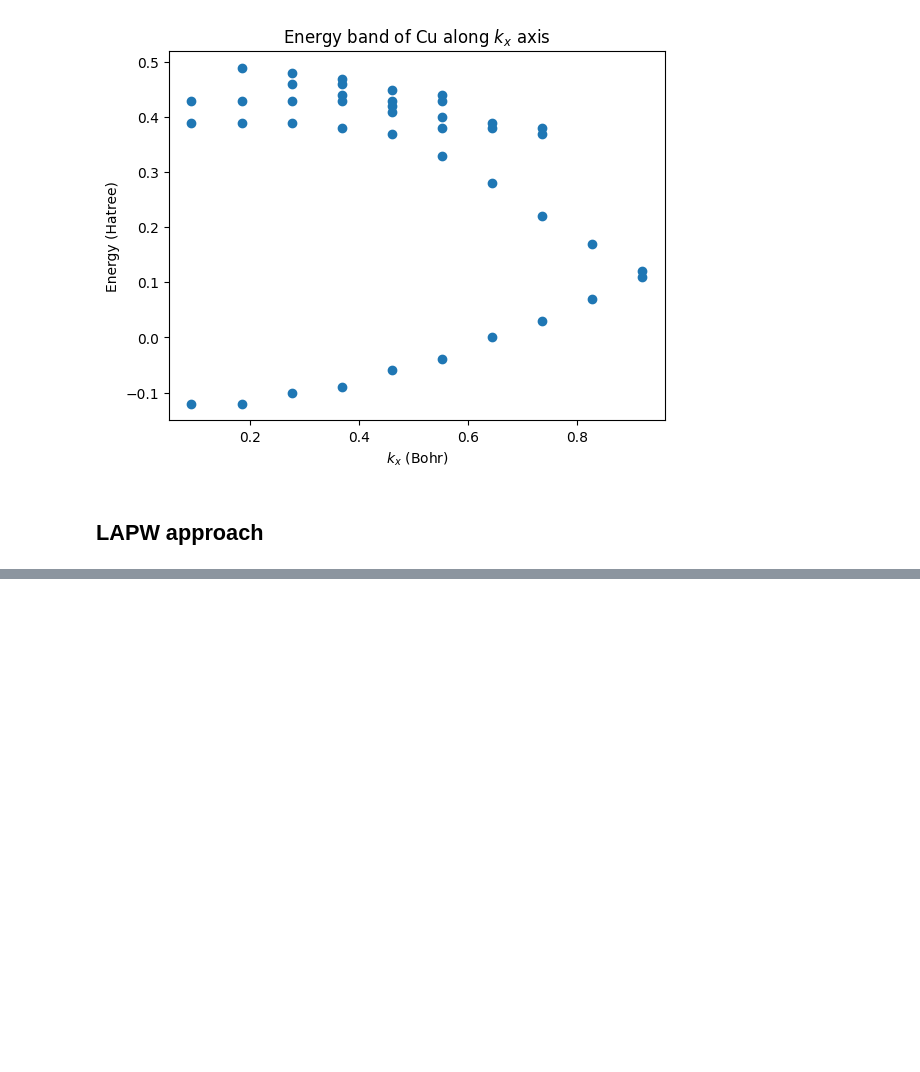
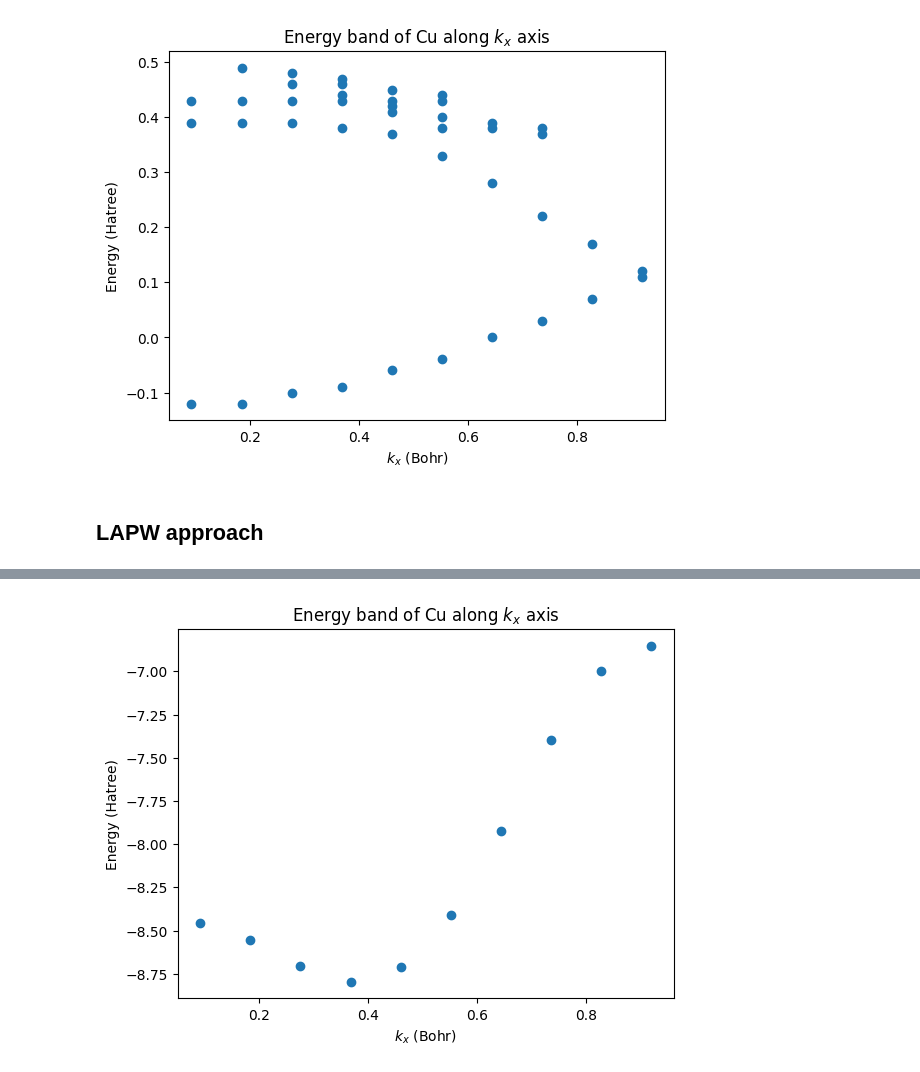
Before and after one commit to Williame33445/physics-projects, a Jupyter notebook: periodic-solids/Cu-via-APW.ipynb, the cells around one changed output, grey strips where cells are left out. Saved outputs shown, nothing was run; the diff lists cells and outputs as text; code cells hidden in the pictures; blank space fills up the shorter version.

Commit message:
contined to work on APW, I need to use a better integrator to get decent results

```diff
--- a/periodic-solids/Cu-via-APW.ipynb
+++ b/periodic-solids/Cu-via-APW.ipynb
@@ -41,12 +41,12 @@ Ks =[l*b1 + m*b2 + n*b3 for l in range(-nLim,nLim+1) for m in range(-nLim,nLim+1
 rsAll = np.array([0,0.005,0.010,0.015,0.020,0.025,0.030,0.035,0.040,
               0.050,0.060,0.070,0.080,0.090,0.100,
               0.120,0.140,0.160,0.180,0.200,0.220,0.240,0.260,0.280,0.300,
-              0.340,0.380,0.420,0.460,0.500,0.540,0.580,0.620,0.660,0.700
+              0.340,0.380,0.420,0.460,0.500,0.540,0.580,0.620,0.660,0.700 #32 and 33
               ,0.800,0.900,1.00,1.10,1.20, 1.30, 1.40,
        1.60, 2.00, 2.40, 2.80])
 
 r_max = rsAll[-2]
-hs = np.array([rsAll[i+1] - rsAll[i+1] for i in range(len(rsAll)-1)])
+hs = np.array([rsAll[i+1] - rsAll[i] for i in range(len(rsAll)-1)])
 
 twoZ = np.array([58.000
 ,57.500,56.206,54.966,53.797,52.688,51.644,50.656,49.720,47.970,46.358,
@@ -128,7 +130,7 @@ def getAllUs(l,E):
     us6 = getUs(rs6,[us5[-5],us5[-1]],0.4,4)
 
     us = us1 + us2[2:] + us3[2:] + us4[2:] + us5[2:] + us6[2:]
-    return us
+    return np.array(us)
 
 
 def getRatio(l,E):
@@ -214,14 +218,13 @@ plt.show()
 def getRDotParams(l,E,R_l):
     def F(u,r):
         if r == 0.6:
-            index = min(rsAll, key=lambda x:abs(x-0.6))
-            return (l*(l+1)/r**2 - 2*(E + 21.88))*u - 2*r*R_l[index] #is there a better way to do this?
+            return (l*(l+1)/r**2 - 2*(E + 21.88))*u - r*(R_l[31]+R_l[32]) #is there a better way to do this?
         index = list(rsAll).index(r)
         return (l*(l+1)/r**2 + 2*(Vs[index] - E))*u - 2*r*R_l[index]
 
     def getUs(rs,us,h,iLen):
         for i in range(2,iLen+2):
-            us.append(2*us[-1] - us[-2] + F(us[i-1],rs[i-1])*(h**2))
+            us.append(2*us[-1] - us[-2] + F(us[-1],rs[i-1])*(h**2))
         return us
 
     us1 = getUs(rsAll[:9],[rsAll[0]**(l+1),rsAll[1]**(l+1)],0.005,7) #this part could be generalised
@@ -243,12 +246,16 @@ def getRDotParams(l,E,R_l):
     us6 = getUs(rs6,[us5[-5],us5[-1]],0.4,4)
 
     us = us1 + us2[2:] + us3[2:] + us4[2:] + us5[2:] + us6[2:]
+    us = np.array(us)
 
-    N = np.sum(hs*us**2)
+    N = np.sum(hs*us[1:]**2)
 
-    Rs = np.array(us)/rsAll
-    RDot_max = Rs[-2]
-    RDotDash_max = (Rs[-1] - Rs[-3])/(2*0.4) #boundary condition method (is this automatically taken into account?)
+    RDots = np.array([u/rsAll[i] if u != 0 else 0 for i,u in enumerate(us)]) #boundary conditions haven't been applied
+
+    RDot_max = RDots[-2]
+    RDotDash_max = (RDots[-1] - RDots[-3])/(2*0.4)
+
+    print(np.sum(hs*RDots[1:]*(R_l[1:]*rsAll[1:])**2))
 
     return RDot_max,RDotDash_max,N
 # %%
@@ -325,0 +347,8 @@ def getE(k,E_p):
+# %%
+#finds the energies for a list of k's
+ks2 = [2*np.pi*np.array([i/10,0,0])/a for i in range(1,11)]
+Es2 = []
+
+for i,k in enumerate(ks2):
+    print(i)
+    Es2.append(getE(k,0))
@@ -325,0 +366,11 @@ def getE(k,E_p):
+# %%
+#Graphs
+kx = list(map(lambda k: k[0],ks2))
+
+plt.scatter(kx,Es2)
+plt.title(r"Energy band of Cu along $k_x$ axis")
+plt.xlabel(r"$k_x$ (Bohr)")
+plt.ylabel("Energy (Hatree)")
+plt.show()
+# %% [output]
+[figure, added]
```
Also changed, not shown: parts of 5 cells of this notebook.
